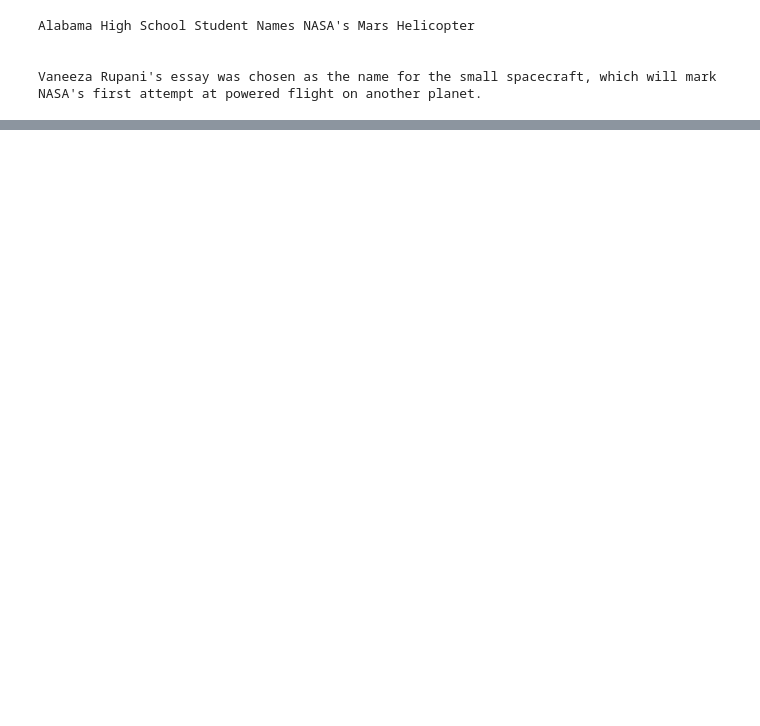
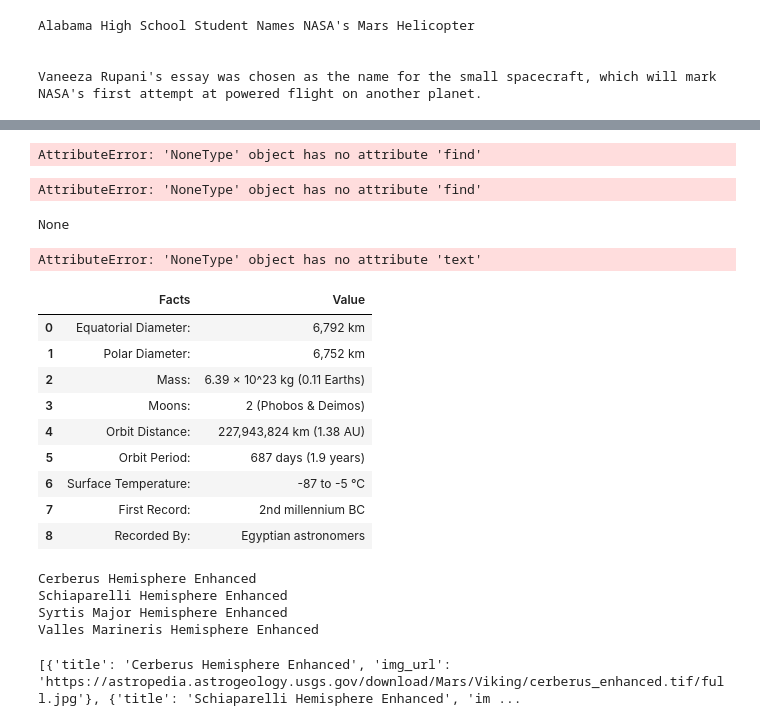
Before and after one commit to IsabelJamal95/web-scraping-challenge, a Jupyter notebook: Mission_to_Mars/mission_to_mars.ipynb, the cells around one changed output, grey strips where cells are left out. Saved outputs shown, nothing was run; the diff lists cells and outputs as text; code cells hidden in the pictures; blank space fills up the shorter version.

```diff
--- a/Mission_to_Mars/mission_to_mars.ipynb
+++ b/Mission_to_Mars/mission_to_mars.ipynb
@@ -30,0 +146,52 @@ Vaneeza Rupani's essay was chosen as the name for the small spacecraft, which wi
+# %%
+mars_weather_1 = soup.find('span', class_="css-901oao css-16my406 r-1qd0xha r-ad9z0x r-bcqeeo r-qvutc0")
+mars_weather = mars_weather_1.find ('span')
+print(mars_weather)
+# %% [output]
+AttributeError: 'NoneType' object has no attribute 'find'
+# %%
+mars_weather_1 = soup.find('div', class_="css-901oao r-hkyrab r-1qd0xha r-a023e6 r-16dba41 r-ad9z0x r-bcqeeo r-bnwqim r-qvutc0")
+mars_weather = mars_weather_1.find('span')
+# %% [output]
+AttributeError: 'NoneType' object has no attribute 'find'
+# %%
+print(mars_weather)
+# %% [output]
+None
+# %%
+mars = soup.find('article', class_="css-1dbjc4n r-1loqt21 r-16y2uox r-1wbh5a2 r-1ny4l3l r-1udh08x r-1j3t67a r-o7ynqc r-6416eg").text
+# %% [output]
+AttributeError: 'NoneType' object has no attribute 'text'
+# %%
+mars_facts_url='https://space-facts.com/mars/'
+# %%
+tables = pd.read_html(mars_facts_url)[0]
+tables.columns=["Facts","Value"]
+tables
+# %% [output]
+|  | Facts | Value |
+| 0 | Equatorial Diameter: | 6,792 km |
+| 1 | Polar Diameter: | 6,752 km |
+| 2 | Mass: | 6.39 × 10^23 kg (0.11 Earths) |
+| 3 | Moons: | 2 (Phobos & Deimos) |
+| 4 | Orbit Distance: | 227,943,824 km (1.38 AU) |
+| 5 | Orbit Period: | 687 days (1.9 years) |
+| 6 | Surface Temperature: | -87 to -5 °C |
+| 7 | First Record: | 2nd millennium BC |
+| 8 | Recorded By: | Egyptian astronomers |
+# %%
+url = 'https://astrogeology.usgs.gov/search/results?q=hemisphere+enhanced&k1=target&v1=Mars'
+response = requests.get(url)
+soup = bs(response.text, 'html.parser').find_all("a",class_ = "itemLink product-item")
+hemi_titles = []
+for i in soup:
+    title = i.find("h3").text
+    link= i["href"]
+    # or i.a["href"]
+    hemi_titles.append(title)
+    print(title)
+# %% [output]
+Cerberus Hemisphere Enhanced
+Schiaparelli Hemisphere Enhanced
+Syrtis Major Hemisphere Enhanced
+Valles Marineris Hemisphere Enhanced
@@ -30,0 +201,18 @@ Vaneeza Rupani's essay was chosen as the name for the small spacecraft, which wi
+# %%
+hemi_imglist = []
+for x in range(len(hemi_titles)):
+    try:
+            browser.click_link_by_partial_text(hemi_titles[x])
+    except:
+            browser.find_link_by_text('2').first.click()
+            browser.click_link_by_partial_text(hemi_titles[x])
+    html = browser.html
+    soup2 = bs(html, 'html.parser')
+    hemi_soup = soup2.find('div', 'downloads')
+    hemi_url = hemi_soup.a['href']
+    #urls.append(hemi_url)
+    hemi_dict={"title": hemi_titles[x], 'img_url': hemi_url}
+    hemi_imglist.append(hemi_dict)
+print(hemi_imglist)
+# %% [output]
+[{'title': 'Cerberus Hemisphere Enhanced', 'img_url': 'https://astropedia.astrogeology.usgs.gov/download/Mars/Viking/cerberus_enhanced.tif/full.jpg'}, {'title': 'Schiaparelli Hemisphere Enhanced', 'im ...
```
Also changed, not shown: parts of 19 cells of this notebook, 1 other file.
